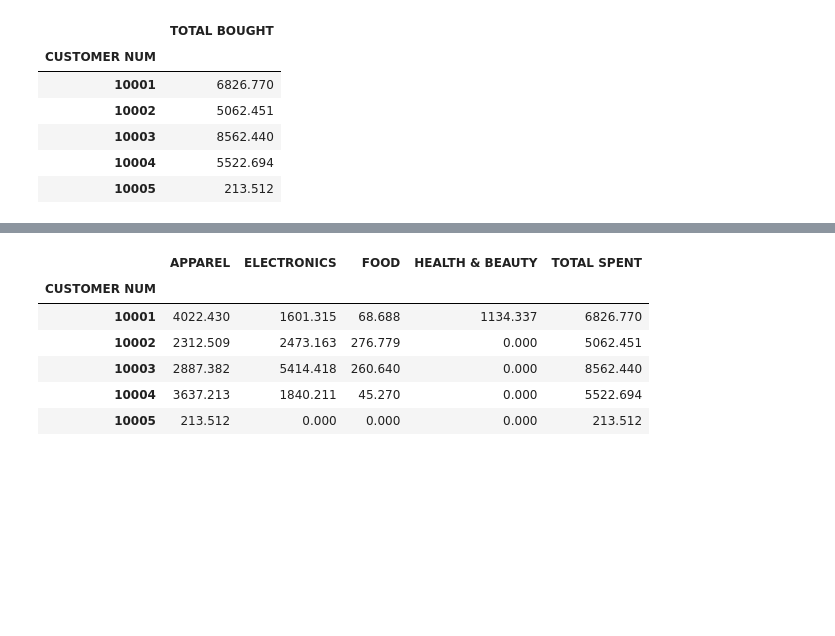
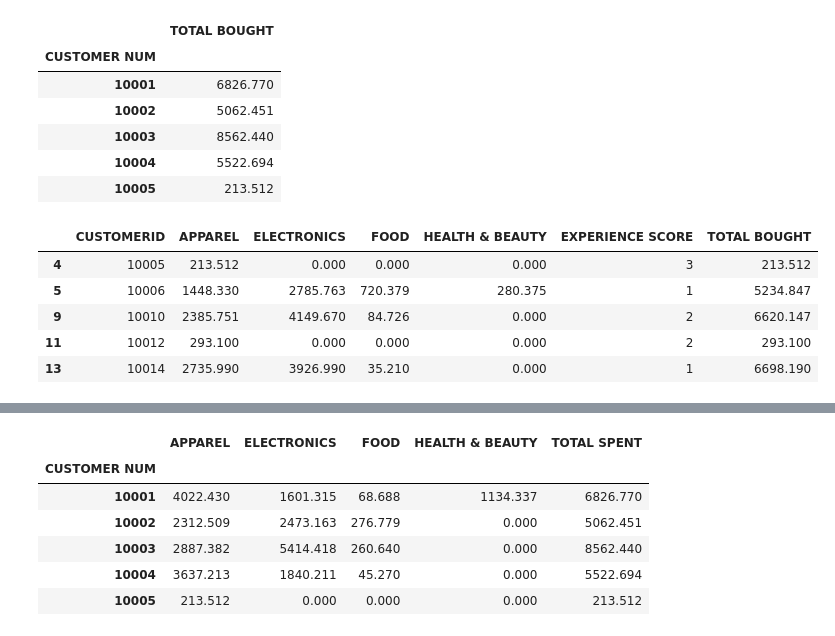
Before and after one commit to CikuKariuki/Retailer-X, a Jupyter notebook: analysis/Retailer X.ipynb, the cells around one changed output, grey strips where cells are left out. Saved outputs shown, nothing was run; the diff lists cells and outputs as text; code cells hidden in the pictures; blank space fills up the shorter version.

```diff
--- a/analysis/Retailer X.ipynb
+++ b/analysis/Retailer X.ipynb
@@ -155,3 +156,9 @@ Modelling
 Evaluation
 
 Feedback/Report on way forward
+# %%
+# look for the table with customer num and experience, group according to customer create a column for experience, merge the two, or just separate experience and add to thos table and also income
+customer_experience = customer_data[['CUSTOMERID','EXPERIENCE SCORE']]
+customer_experience = customer_pivot.merge(customer_experience, left_on="CUSTOMER NUM", right_on='CUSTOMERID')
+customer_experience = customer_experience.reindex(['CUSTOMERID','APPAREL','ELECTRONICS','FOOD','HEALTH & BEAUTY', 'EXPERIENCE SCORE'], axis = 1)
+customer_experience[customer_experience['EXPERIENCE SCORE']<5].shape
@@ -157,0 +169,3 @@ Feedback/Report on way forward
+# %%
+low_customer_experience = customer_experience[customer_experience['EXPERIENCE SCORE']< 5]
+low_customer_experience.head()
@@ -167,3 +188,13 @@ customer_total_spent.head()
 | 10003 | 8562.440 |
 | 10004 | 5522.694 |
 | 10005 | 213.512 |
+# %%
+low_customer_experience = low_customer_experience.merge(customer_total_spent, left_on = 'CUSTOMERID', right_index = True)
+low_customer_experience.head()
+# %% [output]
+|  | CUSTOMERID | APPAREL | ELECTRONICS | FOOD | HEALTH & BEAUTY | EXPERIENCE SCORE | TOTAL BOUGHT |
+| 4 | 10005 | 213.512 | 0.000 | 0.000 | 0.000 | 3 | 213.512 |
+| 5 | 10006 | 1448.330 | 2785.763 | 720.379 | 280.375 | 1 | 5234.847 |
+| 9 | 10010 | 2385.751 | 4149.670 | 84.726 | 0.000 | 2 | 6620.147 |
+| 11 | 10012 | 293.100 | 0.000 | 0.000 | 0.000 | 2 | 293.100 |
+| 13 | 10014 | 2735.990 | 3926.990 | 35.210 | 0.000 | 1 | 6698.190 |
```
Also changed, not shown: parts of 7 cells of this notebook, 1 other file.
